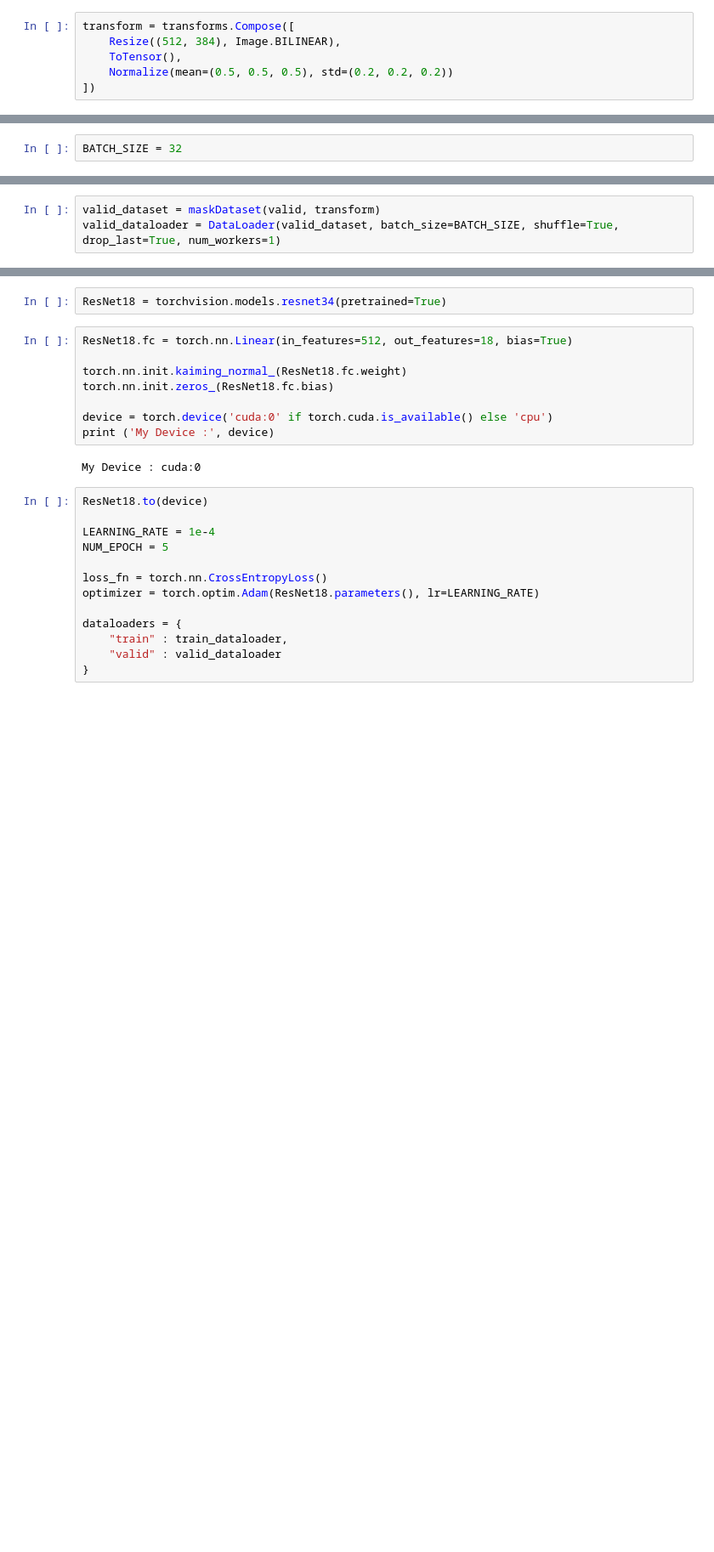
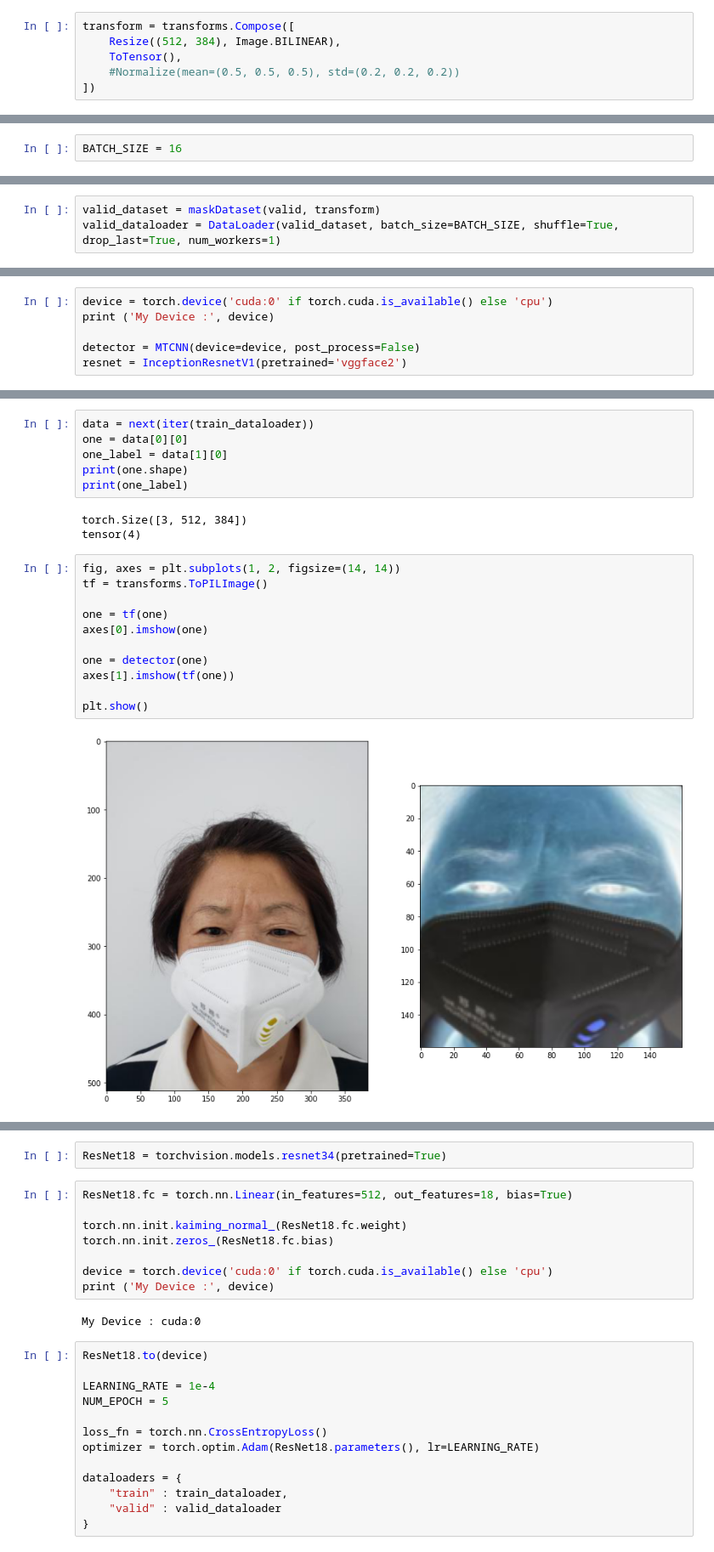
Before and after one commit to boostcampaitech3/level1-image-classification-level1-recsys-04, a Jupyter notebook: model/aistage_test.ipynb, the cells around one changed output, grey strips where cells are left out. Shown at 85% size. Saved outputs shown, nothing was run; the diff lists cells and outputs as text; blank space fills up the shorter version.

```diff
--- a/model/aistage_test.ipynb
+++ b/model/aistage_test.ipynb
@@ -73,7 +73,7 @@ class maskDataset(Dataset):
 transform = transforms.Compose([
     Resize((512, 384), Image.BILINEAR),
     ToTensor(),
-    Normalize(mean=(0.5, 0.5, 0.5), std=(0.2, 0.2, 0.2))
+    #Normalize(mean=(0.5, 0.5, 0.5), std=(0.2, 0.2, 0.2))
 ])
 # %%
 from sklearn.model_selection import train_test_split
@@ -83,7 +83,7 @@ train.shape, valid.shape
 # %% [output]
 ((15114, 9), (3779, 9))
 # %%
-BATCH_SIZE = 32
+BATCH_SIZE = 16
 # %%
 train_dataset = maskDataset(train, transform)
 train_dataloader = DataLoader(train_dataset, batch_size=BATCH_SIZE, shuffle=True, drop_last=True, num_workers=1)
@@ -96,0 +105,6 @@ torch.Size([128, 3, 512, 384])
+# %%
+device = torch.device('cuda:0' if torch.cuda.is_available() else 'cpu')
+print ('My Device :', device)
+
+detector = MTCNN(device=device, post_process=False)
+resnet = InceptionResnetV1(pretrained='vggface2')
@@ -96,0 +115,22 @@ torch.Size([128, 3, 512, 384])
+# %%
+data = next(iter(train_dataloader))
+one = data[0][0]
+one_label = data[1][0]
+print(one.shape)
+print(one_label)
+# %% [output]
+torch.Size([3, 512, 384])
+tensor(4)
+# %%
+fig, axes = plt.subplots(1, 2, figsize=(14, 14))
+tf = transforms.ToPILImage()
+
+one = tf(one)
+axes[0].imshow(one)
+
+one = detector(one)
+axes[1].imshow(tf(one))
+
+plt.show()
+# %% [output]
+[figure, added]
```
Also changed, not shown: parts of 16 cells of this notebook, 1 other file.
